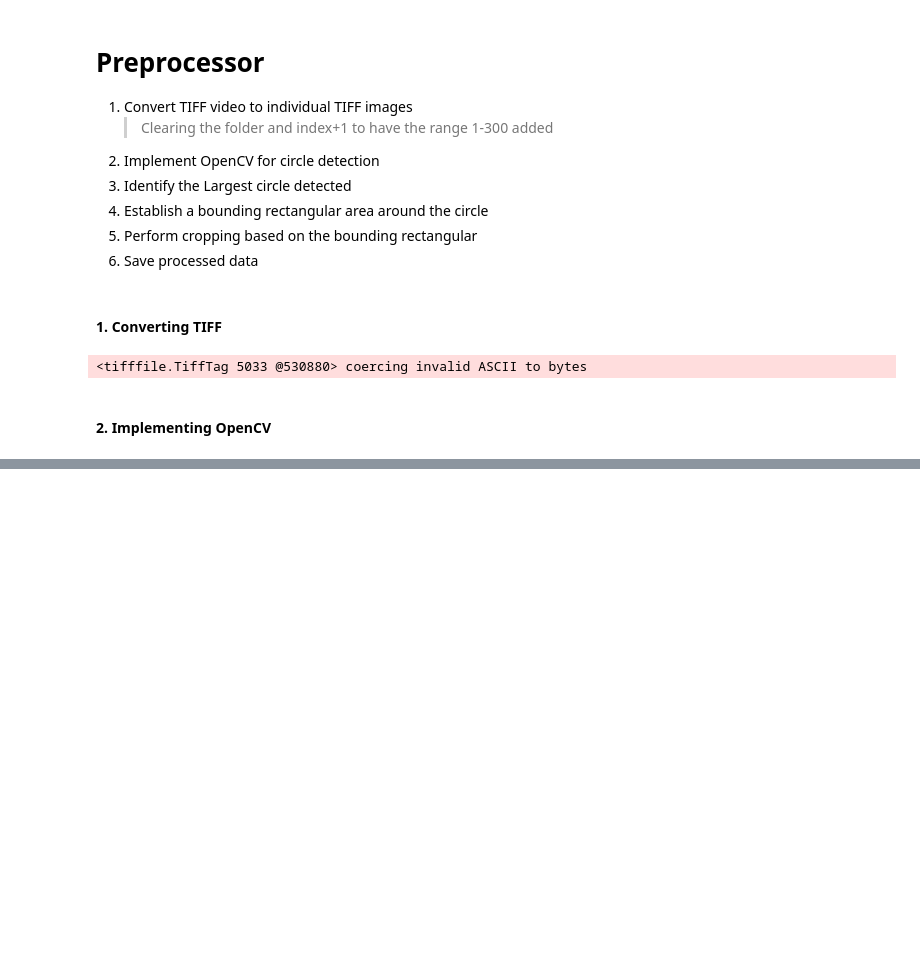
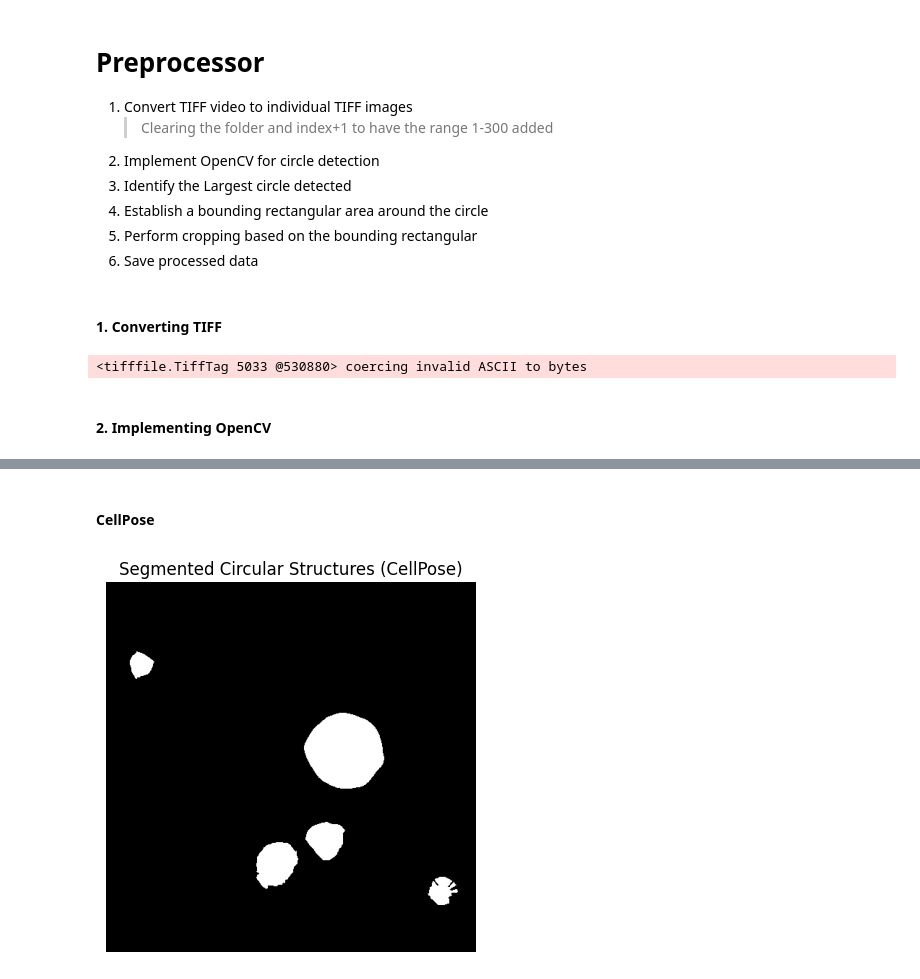
Before and after one commit to LocrianBird/GPMV-processor, a Jupyter notebook: Preprocessor.ipynb, the cells around one changed output, grey strips where cells are left out. Drawn from its saved outputs; the diff is of its cells as text; code cells hidden in the pictures; blank space fills up the shorter version.

Commit message:
CellPose added

```diff
--- a/Preprocessor.ipynb
+++ b/Preprocessor.ipynb
@@ -86,0 +150,29 @@ ModuleNotFoundError: No module named 'skimage'
+# %% [markdown]
+#### CellPose
+# %%
+import cv2
+from cellpose import models, utils
+
+image_path = 'C:/Users/mkana/Desktop/GPMV/GPMV_new/SingleTiffs/1.tif'
+image = cv2.imread(image_path, cv2.IMREAD_UNCHANGED)
+
+# Initialize CellPose model
+model = models.Cellpose(gpu=True, model_type='cyto')
+
+# Segment membranes
+masks, flows, styles, diams = model.eval(image, diameter=None, channels=[0, 0])
+
+# Convert masks to uint16 format
+masks_uint16 = masks.astype(np.uint16) * 65535
+
+# Save the segmented circular structures
+segmented_image_path = 'segmented_circular_structures.tif'
+cv2.imwrite(segmented_image_path, masks_uint16)
+
+# Display the segmented circular structures
+plt.imshow(masks_uint16, cmap='gray')
+plt.title('Segmented Circular Structures (CellPose)')
+plt.axis('off')
+plt.show()
+# %% [output]
+[figure, added]
```
Also changed, not shown: parts of 5 cells of this notebook.
